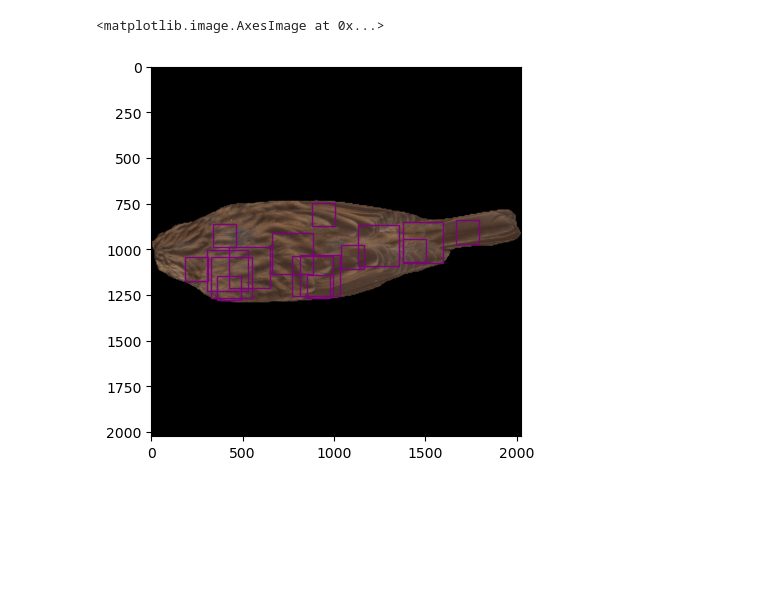
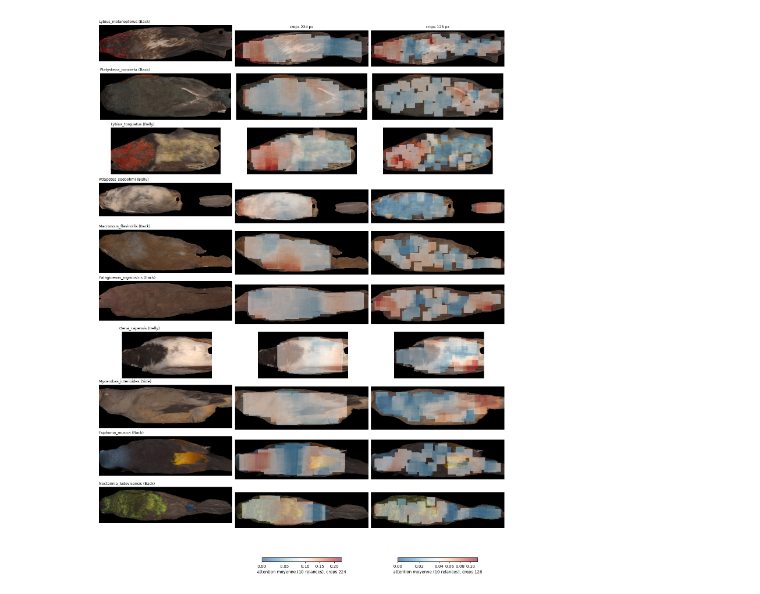
Before and after one commit to theo-oriol/Bird_plumage, a Jupyter notebook: notebooks/attention.ipynb, the cells around one changed output. Cells and saved outputs as stored; diff of their text form; code cells hidden in the pictures; blank space fills up the shorter version.

```diff
--- a/notebooks/attention.ipynb
+++ b/notebooks/attention.ipynb
@@ -1,3 +0,0 @@
-# %%
-import pickle, numpy as np
-df = pickle.load(open("../runs/sham_fold0/eval/predictions_variance.pkl","rb"))
@@ -63,14 +0,0 @@ array([array([0.0625, 0.0625, 0.0625, 0.0625, 0.0625, 0.0625, 0.0625, 0.0625,
-# %%
-import matplotlib.pyplot as plt
-from matplotlib.patches import Rectangle
-from matplotlib import patches
-
-fig, ax = plt.subplots()
-for c in coord[0] :
-    square = patches.Rectangle((c[2],c[1]), c[0], c[0], edgecolor='purple', facecolor='none')
-    ax.add_patch(square)
-
-plt.imshow(im2)
-# %% [output]
-<matplotlib.image.AxesImage at 0x...>
-[figure, removed]
@@ -76,0 +25,59 @@ plt.imshow(im2)
+# %%
+# ── Attention map averaged over the reruns ───────────────────────────────────
+# Les crops changent de position à chaque relance : on moyenne donc par pixel.
+# Valeur d'un pixel = attention moyenne des crops (de taille crop_size) qui le couvrent
+def attention_map(rows, shape, crop_size):
+    total, n = np.zeros(shape), np.zeros(shape)
+    for meta, att in zip(rows["meta"], rows["attention"]):
+        for (size, y, x), a in zip(meta, att):
+            if size != crop_size:
+                continue
+            total[y:y + size, x:x + size] += a
+            n[y:y + size, x:x + size] += 1
+    with np.errstate(invalid="ignore", divide="ignore"):
+        return total / n                          # NaN (transparent) hors des crops
+# %%
+STEMS = None          # liste de stems à afficher, ou None pour en tirer au hasard
+N_BIRDS, SEED = 10, 25
+CROPS_RUN = None
+
+# ── Plot ─────────────────────────────────────────────────────────────────────
+SIZES = [224, 128]
+stems = STEMS or list(np.random.default_rng(SEED).choice(df.stem.unique(), N_BIRDS, replace=False))
+images = [read_image(s) for s in stems]
+rows = df if CROPS_RUN is None else df[df.crops_number == CROPS_RUN]
+maps = {c: [attention_map(rows[rows.stem == s], im.shape[:2], c) for s, im in zip(stems, images)] for c in SIZES}
+
+# Une échelle par taille : les 224 reçoivent ~2.5x plus d'attention que les 128.
+# Blanc = attention moyenne des crops de cette taille (sur tout le jeu de données)
+A, C = np.stack(rows["attention"].values), np.stack(rows["meta"].values)[:, :, 0]
+norms = {}
+for c in SIZES:
+    center = A[C == c].mean()
+    vmax = max(np.nanmax(m) for m in maps[c])
+    norms[c] = TwoSlopeNorm(vmin=0, vcenter=center, vmax=max(vmax, 2 * center))
+
+# Une ligne par oiseau : image d'origine, attention des crops 224, attention des crops 128
+fig, axes = plt.subplots(len(stems), 1 + len(SIZES), figsize=(14, 1.9 * len(stems)), squeeze=False, layout="constrained")
+hms = {}
+for k, (s, im) in enumerate(zip(stems, images)):
+    axes[k, 0].imshow(np.uint8(im))
+    for j, c in enumerate(SIZES, start=1):
+        axes[k, j].imshow(np.uint8(im))
+        hms[c] = axes[k, j].imshow(maps[c][k], cmap="RdBu_r", norm=norms[c], alpha=0.55)
+    covered = np.any([~np.isnan(maps[c][k]) for c in SIZES], axis=0)
+    ys, xs = np.where(covered)                    # zoom sur la zone couverte par les crops
+    for ax in axes[k]:
+        ax.set_xlim(xs.min() - 50, xs.max() + 50)
+        ax.set_ylim(ys.max() + 50, ys.min() - 50)
+        ax.axis("off")
+    sp, view = "_".join(s.split("_")[:2]), s.split("_")[4]
+    axes[k, 0].set_title(f"{sp} ({view})", fontsize=9, loc="left")
+
+which = "moyenne (10 relances)" if CROPS_RUN is None else f"(relance {CROPS_RUN})"
+for j, c in enumerate(SIZES, start=1):
+    axes[0, j].set_title(f"crops {c} px", fontsize=9)
+    fig.colorbar(hms[c], ax=axes[:, j], shrink=0.6, location="bottom", label=f"attention {which}, crops {c}")
+plt.show()
+# %% [output]
+[figure, added]
```
Also changed, not shown: parts of 7 cells of this notebook, 41 other files.
